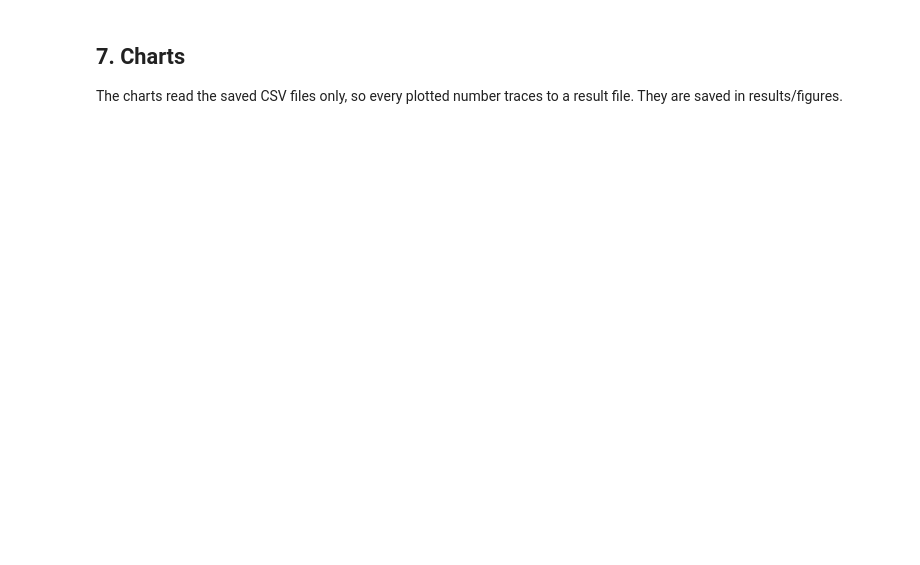
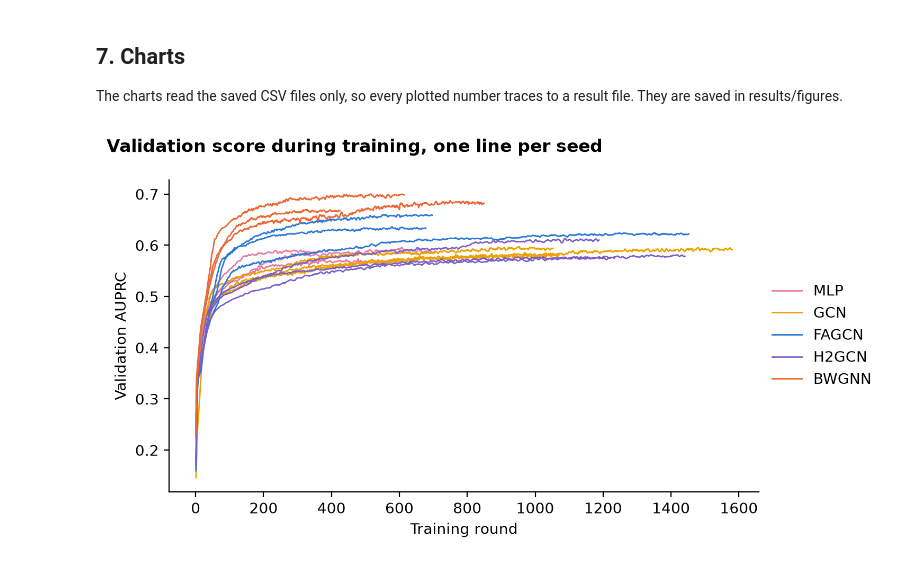
Before and after one commit to Arnob02/COMP8410-A1-60841338, a Jupyter notebook: pair1_fake_reviews/pair1_fake_reviews.ipynb, the cells around one changed output. Saved outputs shown, nothing was run; the diff lists cells and outputs as text; code cells hidden in the pictures; blank space fills up the shorter version.

Commit message:
Final Result for Pair 1

```diff
--- a/pair1_fake_reviews/pair1_fake_reviews.ipynb
+++ b/pair1_fake_reviews/pair1_fake_reviews.ipynb
@@ -577,6 +439,21 @@ This shows the settings and hardware recorded when the results were produced.
 # %%
-environment = json.loads((RESULTS_DIR / "environment.json").read_text())
-print(json.dumps(environment, indent=2))
+print(json.dumps(json.loads((RESULTS / "environment.json").read_text()), indent=2))
+runs = pd.read_csv(RESULTS / "runs.csv")
+display(runs.groupby("model", sort=False)[["auroc", "auprc", "rec_at_k", "f1_macro", "caught_per_1000",
+        "false_alarms_per_1000_genuine", "train_seconds", "epochs_run", "peak_gpu_gb", "inference_ms_per_1000"]].mean().round(3))
+display(runs.groupby("model", sort=False)["auprc"].std().round(3).to_frame("auprc_std"))  # Spread across seeds.
+
+fair = pd.read_csv(RESULTS / "fairness.csv")
+display(fair.groupby(["model", "group"], sort=False)[["fake_reviews", "recall", "false_positive_rate"]].mean().round(3))
+
+camo = pd.read_csv(RESULTS / "camouflage.csv")
+display(camo.groupby(["model", "links_per_fake"], sort=False)["auprc"].mean().unstack().round(3))
+display(camo[camo["links_per_fake"] == 400].pivot(index="model", columns="seed", values="auroc").round(3))
+
+# Gaps: reviews in every model's worst-mistakes list.
+fails = pd.read_csv(RESULTS / "failure_cases.csv")
+shared = fails.groupby(["review_id", "type"])["model"].nunique().reset_index()
+display(shared[shared["model"] == fails["model"].nunique()])
 # %% [output]
 {
   "python": "3.11.9",
@@ -671,43 +532,54 @@ The charts read the saved CSV files only, so every plotted number traces to a re
 They are saved in results/figures.
 # %%
 
-COLOURS = {
-    "FAGCN": "#2a78d6",
-    "BWGNN": "#eb6834",
-    "H2GCN": "#7a5fc9",
-    "XGB-Graph": "#1baf7a",
-    "GCN": "#eda100",
-    "MLP": "#e87ba4",
-}
+COLOURS = {"FAGCN": "#2a78d6", "BWGNN": "#eb6834", "H2GCN": "#7a5fc9", "XGB-Graph": "#1baf7a", "GCN": "#eda100", "MLP": "#e87ba4"}
+plt.rcParams.update({"font.size": 10, "axes.spines.top": False, "axes.spines.right": False, "savefig.dpi": 200, "savefig.bbox": "tight"})
+FIGURES = RESULTS / "figures"
+FIGURES.mkdir(exist_ok=True)
 
 
-MODEL_ORDER = list(COLOURS)
+def save(fig, title, file):
+    fig.suptitle(title, x=0.01, ha="left", fontsize=12, fontweight="bold")
+    fig.tight_layout()
+    fig.savefig(FIGURES / file)
+    plt.close(fig)
 
 
-TEXT = "#0b0b0b"
+fig, axis = plt.subplots(figsize=(7.5, 4))
+training = pd.read_csv(RESULTS / "training_curves.csv")
+for model in MODELS:
+    for index, (_, part) in enumerate(training[training["model"] == model].groupby("seed")):
+        axis.plot(part["epoch"], part["val_auprc"], color=COLOURS[model], linewidth=1, label=model if index == 0 else None)
+axis.set(xlabel="Training round", ylabel="Validation AUPRC")
+axis.legend(frameon=False, loc="center left", bbox_to_anchor=(1, 0.5))
+save(fig, "Validation score during training, one line per seed", "fig1_training.png")
 
+fig, axes = plt.subplots(1, 2, figsize=(9, 3.4), sharey=True)
+means = fair.groupby(["model", "group"])[["recall", "false_positive_rate"]].mean()
+groups = ["1 review", "2 to 5 reviews", "6 or more reviews"]
+for axis, metric in zip(axes, ["recall", "false_positive_rate"]):
+    for index, model in enumerate(COLOURS):
+        axis.scatter([means.loc[(model, grp), metric] for grp in groups], [r - 0.35 + 0.14 * index for r in range(3)], color=COLOURS[model], label=model)
+    axis.set_title(metric.replace("_", " ").capitalize(), loc="left", fontsize=10)
+fakes = fair.groupby("group")["fake_reviews"].mean()
+axes[0].set_yticks(range(3), [f"{grp}\n(about {fakes[grp]:,.0f} fakes)" for grp in groups])
+axes[0].invert_yaxis()
+axes[1].legend(frameon=False, loc="center left", bbox_to_anchor=(1, 0.5))
+save(fig, "Results by reviewer activity, mean across seeds", "fig3_fairness.png")
 
-MUTED = "#52514e"
+fig, axes = plt.subplots(1, 2, figsize=(10, 3.8), sharey=True)
+for axis, metric, chance in [(axes[0], "auprc", 0.145), (axes[1], "auroc", 0.5)]:
+    stats = camo.groupby(["model", "links_per_fake"])[metric].agg(["mean", "min", "max"])
+    for model in COLOURS:
+        part = stats.loc[model]
+        axis.fill_between(range(4), part["min"], part["max"], color=COLOURS[model], alpha=0.15, linewidth=0)
+        axis.plot(range(4), part["mean"], color=COLOURS[model], marker="o", linewidth=2, label=model)
+    axis.axhline(chance, color="grey", linestyle="--", linewidth=1)
+    axis.set(xticks=range(4), xticklabels=[0, 25, 100, 400], xlabel="New genuine links added to each fake test review", title=metric.upper())
+axes[1].legend(frameon=False, loc="center left", bbox_to_anchor=(1, 0.5))
+save(fig, "Detection under camouflage: line is the mean, band is lowest to highest seed", "fig2_camouflage.png")
 
-
-GRID = "#e4e3df"
-
-
-plt.rcParams.update(
-    {
-        "font.size": 10,
-        "text.color": TEXT,
-        "axes.labelcolor": MUTED,
-        "xtick.color": MUTED,
-        "ytick.color": MUTED,
-        "axes.edgecolor": GRID,
-        "axes.spines.top": False,
-        "axes.spines.right": False,
-        "savefig.dpi": 200,
-        "savefig.bbox": "tight",
-    }
-)
-
-
-def present(models) -> list[str]:
-    return [model for model in MODEL_ORDER if model in set(models)]
+for chart in sorted(FIGURES.glob("fig*.png")):
+    display(Image(filename=str(chart), width=800))
+# %% [output]
+[figure, added]
```
Also changed, not shown: parts of 26 cells of this notebook, 16 other files.
